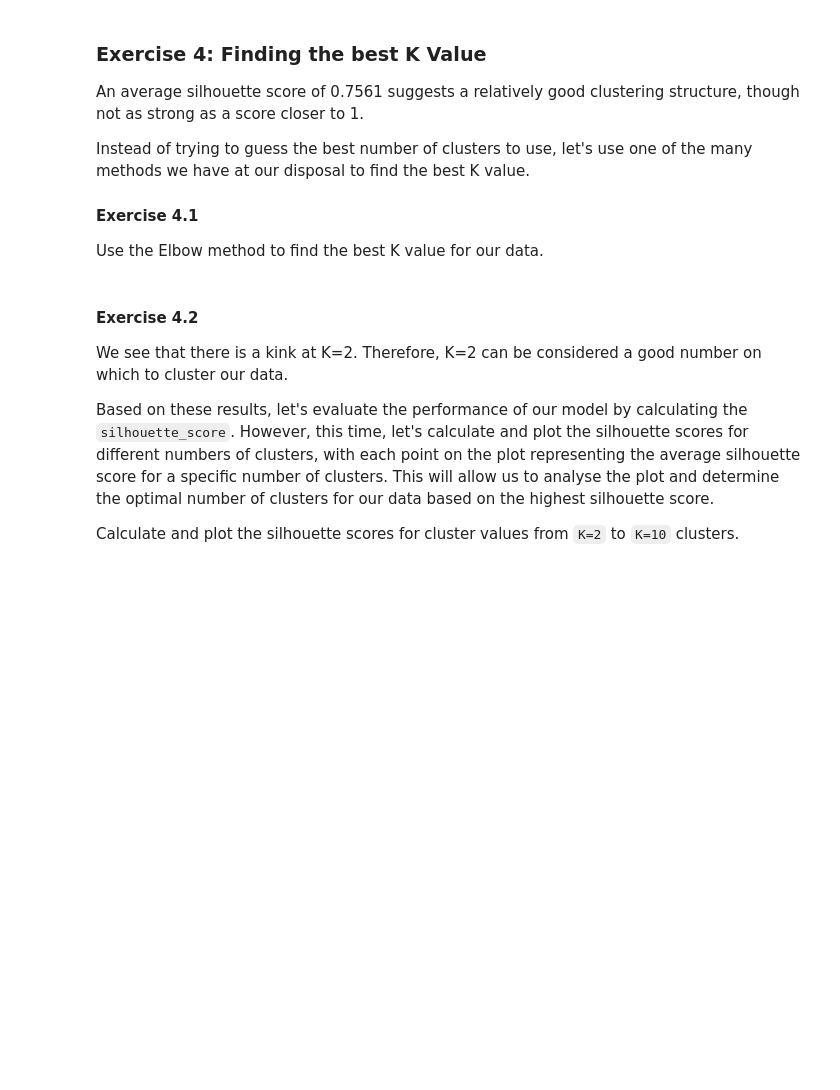
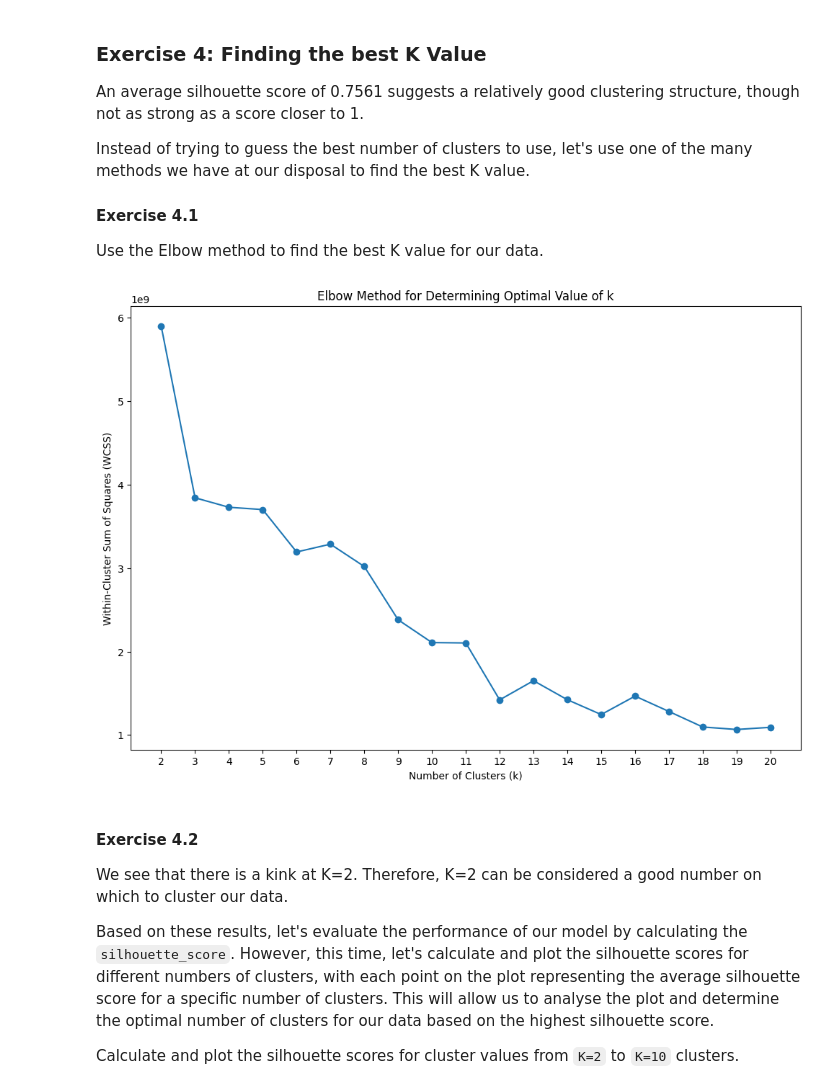
Before and after one commit to silasjimmy/ALX-Machine-Learning-Code-Challenges, a Jupyter notebook: unsupervised-learning/week-2/K_means_clustering_Exercise.ipynb, the cells around one changed output. Cells and saved outputs as stored; diff of their text form; code cells hidden in the pictures; blank space fills up the shorter version.

Commit message:
refactor: complete unsupervised learning week 2 k-means clustering exercise

```diff
--- a/unsupervised-learning/week-2/K_means_clustering_Exercise.ipynb
+++ b/unsupervised-learning/week-2/K_means_clustering_Exercise.ipynb
@@ -70,5 +106,11 @@ Drop the remaining categorical columns and convert the `status_type` column valu
 # %%
 from sklearn.preprocessing import LabelEncoder
+
 #Instantiate the encoder
 le = LabelEncoder()
+
 #Your code here
+
+df_clean['status_type'] = le.fit_transform(df_clean['status_type'])
+
+df_clean.head()
@@ -113,3 +216,43 @@ Use the Elbow method to find the best K value for our data.
+# %%
+#Your code here
+
+# Manually implement the WCSS
+def within_cluster_variation(df, label_col='label'):
+    centroids = df.groupby(label_col).mean()
+    out = 0
+    for label, point in centroids.iterrows():
+        df_features = df[df[label_col] == label].drop(label_col, axis=1)
+        out += (df_features - point).pow(2).sum(axis=1).sum()
+    return out
+
+# let's try everything between 2 and 20 clusters
+n_clusters = np.arange(2, 21)
+
+# store errors for each value of k
+errors = []
+
+# for i between 2 and 20
+for k in n_clusters:
+    # perform k-means clustering
+    km = KMeans(n_clusters=k, n_init=10, max_iter=300, random_state=42)
+    km.fit(X_scaled)
+
+    # measure BCSS
+
+    y_preds = km.predict(X_scaled)
+    X['cluster_label'] = y_preds
+    errors.append(within_cluster_variation(X,'cluster_label'))
+# %%
+plt.figure(figsize=(12,8))
+plt.xlabel('Number of Clusters (k)')
+plt.ylabel('Within-Cluster Sum of Squares (WCSS)')
+plt.title('Elbow Method for Determining Optimal Value of k')
+plt.scatter(n_clusters, errors)
+plt.plot(n_clusters, errors)
+plt.xticks(n_clusters)
+plt.show()
+# %% [output]
+[figure, added]
 # %% [markdown]
 #### Exercise 4.2
 We see that there is a kink at K=2. Therefore, K=2 can be considered a good number on which to cluster our data.
```
Also changed, not shown: parts of 20 cells of this notebook, 1 other file.
